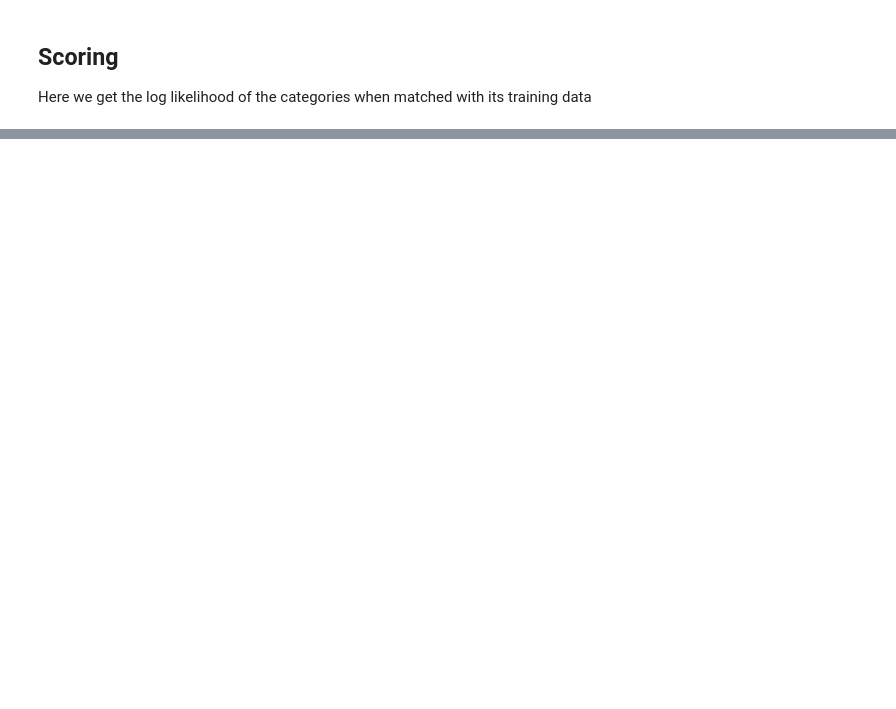
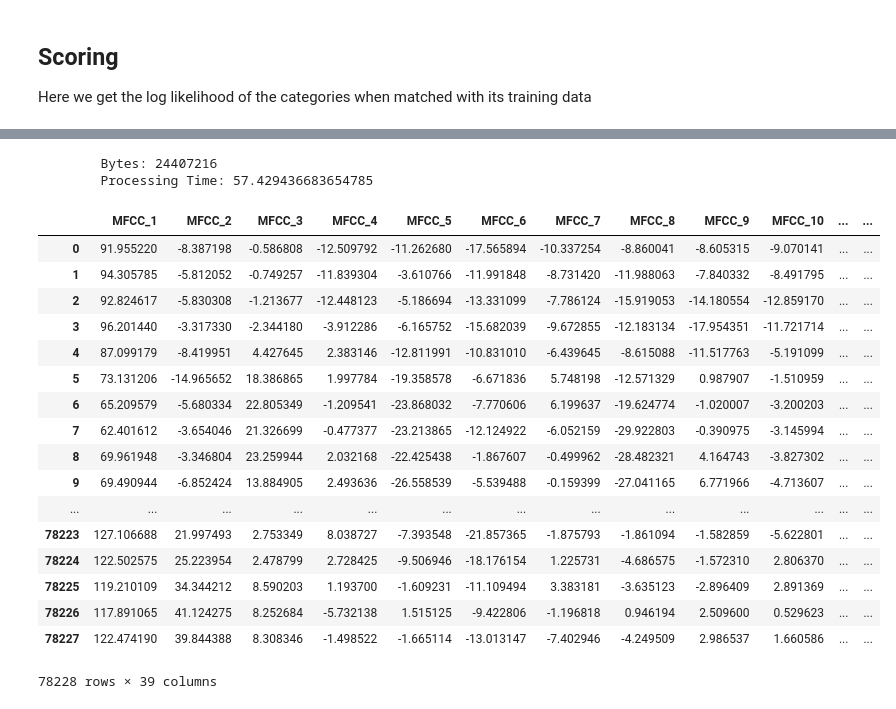
Before and after one commit to DeanPFZ/deep-audio-public, a Jupyter notebook: src/DNN.ipynb, the cells around one changed output, grey strips where cells are left out. Cells and saved outputs as stored; diff of their text form; code cells hidden in the pictures; blank space fills up the shorter version.

```diff
--- a/src/DNN.ipynb
+++ b/src/DNN.ipynb
@@ -107,0 +196,23 @@ test_file.shape[1]
+# %%
+process_fold(2)
+# %% [output]
+        Bytes: 24407216
+        Processing Time: 57.429436683654785
+|  | MFCC_1 | MFCC_2 | MFCC_3 | MFCC_4 | MFCC_5 | MFCC_6 | MFCC_7 | MFCC_8 | MFCC_9 | MFCC_10 | ... | ... |
+| 0 | 91.955220 | -8.387198 | -0.586808 | -12.509792 | -11.262680 | -17.565894 | -10.337254 | -8.860041 | -8.605315 | -9.070141 | ... | ... |
+| 1 | 94.305785 | -5.812052 | -0.749257 | -11.839304 | -3.610766 | -11.991848 | -8.731420 | -11.988063 | -7.840332 | -8.491795 | ... | ... |
+| 2 | 92.824617 | -5.830308 | -1.213677 | -12.448123 | -5.186694 | -13.331099 | -7.786124 | -15.919053 | -14.180554 | -12.859170 | ... | ... |
+| 3 | 96.201440 | -3.317330 | -2.344180 | -3.912286 | -6.165752 | -15.682039 | -9.672855 | -12.183134 | -17.954351 | -11.721714 | ... | ... |
+| 4 | 87.099179 | -8.419951 | 4.427645 | 2.383146 | -12.811991 | -10.831010 | -6.439645 | -8.615088 | -11.517763 | -5.191099 | ... | ... |
+| 5 | 73.131206 | -14.965652 | 18.386865 | 1.997784 | -19.358578 | -6.671836 | 5.748198 | -12.571329 | 0.987907 | -1.510959 | ... | ... |
+| 6 | 65.209579 | -5.680334 | 22.805349 | -1.209541 | -23.868032 | -7.770606 | 6.199637 | -19.624774 | -1.020007 | -3.200203 | ... | ... |
+| 7 | 62.401612 | -3.654046 | 21.326699 | -0.477377 | -23.213865 | -12.124922 | -6.052159 | -29.922803 | -0.390975 | -3.145994 | ... | ... |
+| 8 | 69.961948 | -3.346804 | 23.259944 | 2.032168 | -22.425438 | -1.867607 | -0.499962 | -28.482321 | 4.164743 | -3.827302 | ... | ... |
+| 9 | 69.490944 | -6.852424 | 13.884905 | 2.493636 | -26.558539 | -5.539488 | -0.159399 | -27.041165 | 6.771966 | -4.713607 | ... | ... |
+| ... | ... | ... | ... | ... | ... | ... | ... | ... | ... | ... | ... | ... |
+| 78223 | 127.106688 | 21.997493 | 2.753349 | 8.038727 | -7.393548 | -21.857365 | -1.875793 | -1.861094 | -1.582859 | -5.622801 | ... | ... |
+| 78224 | 122.502575 | 25.223954 | 2.478799 | 2.728425 | -9.506946 | -18.176154 | 1.225731 | -4.686575 | -1.572310 | 2.806370 | ... | ... |
+| 78225 | 119.210109 | 34.344212 | 8.590203 | 1.193700 | -1.609231 | -11.109494 | 3.383181 | -3.635123 | -2.896409 | 2.891369 | ... | ... |
+| 78226 | 117.891065 | 41.124275 | 8.252684 | -5.732138 | 1.515125 | -9.422806 | -1.196818 | 0.946194 | 2.509600 | 0.529623 | ... | ... |
+| 78227 | 122.474190 | 39.844388 | 8.308346 | -1.498522 | -1.665114 | -13.013147 | -7.402946 | -4.249509 | 2.986537 | 1.660586 | ... | ... |
+78228 rows × 39 columns
```
Also changed, not shown: parts of 13 cells of this notebook, 8 other files.
